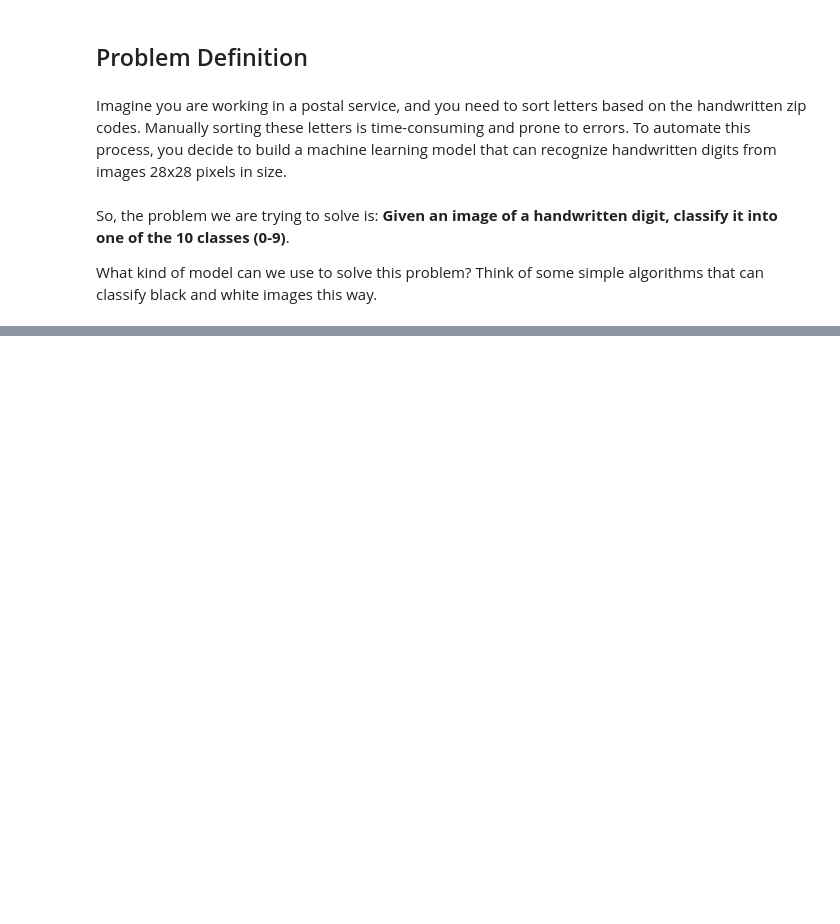
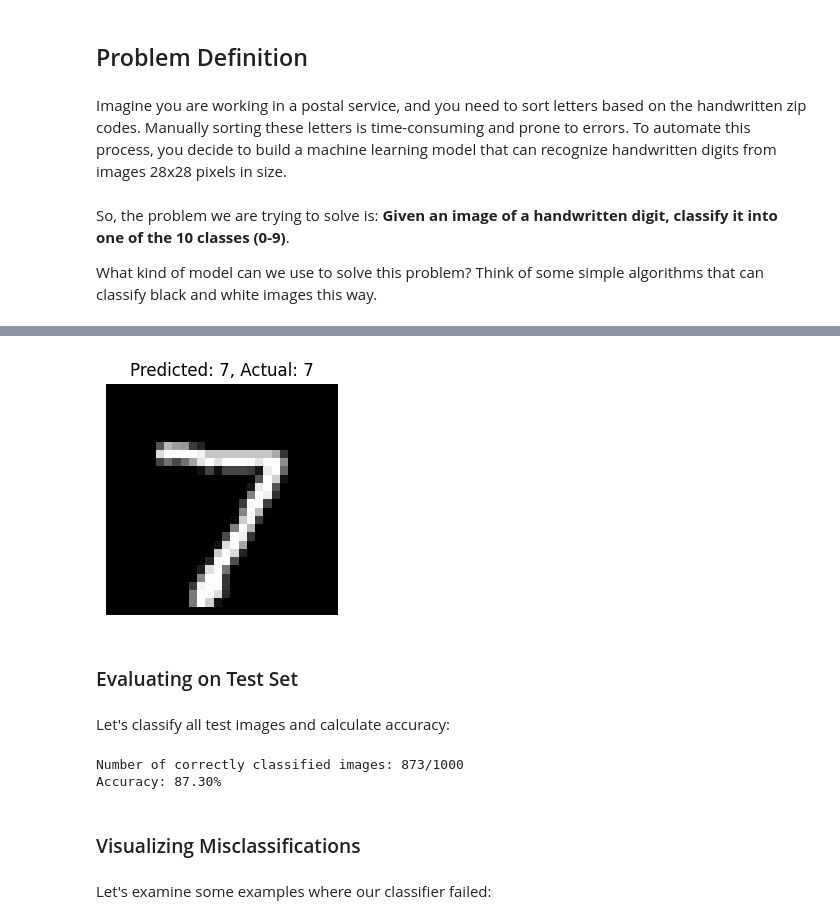
Before and after one commit to sl4shuur/KSE-rocket-science-club, a Jupyter notebook: notebooks/01_first_DL_model.ipynb, the cells around one changed output, grey strips where cells are left out. Saved outputs shown, nothing was run; the diff lists cells and outputs as text; code cells hidden in the pictures; blank space fills up the shorter version.

```diff
--- a/notebooks/01_first_DL_model.ipynb
+++ b/notebooks/01_first_DL_model.ipynb
@@ -117,0 +235,12 @@ What kind of model can we use to solve this problem? Think of some simple algori
+# %%
+# Visualize the test image
+plt.imshow(test_image, cmap="gray")
+plt.title(f"Predicted: {predicted}, Actual: {actual}")
+plt.axis("off")
+plt.show()
+# %% [output]
+[figure, added]
+# %% [markdown]
+### Evaluating on Test Set
+# %% [markdown]
+Let's classify all test images and calculate accuracy:
@@ -117,0 +253,14 @@ What kind of model can we use to solve this problem? Think of some simple algori
+# %%
+# Calculate accuracy
+n_correct = np.sum(test_predicted == test_labels_small)
+accuracy = n_correct / len(test_labels_small)
+
+print(f"Number of correctly classified images: {n_correct}/{len(test_labels_small)}")
+print(f"Accuracy: {accuracy:.2%}")
+# %% [output]
+Number of correctly classified images: 873/1000
+Accuracy: 87.30%
+# %% [markdown]
+### Visualizing Misclassifications
+# %% [markdown]
+Let's examine some examples where our classifier failed:
```
Also changed, not shown: parts of 22 cells of this notebook.
